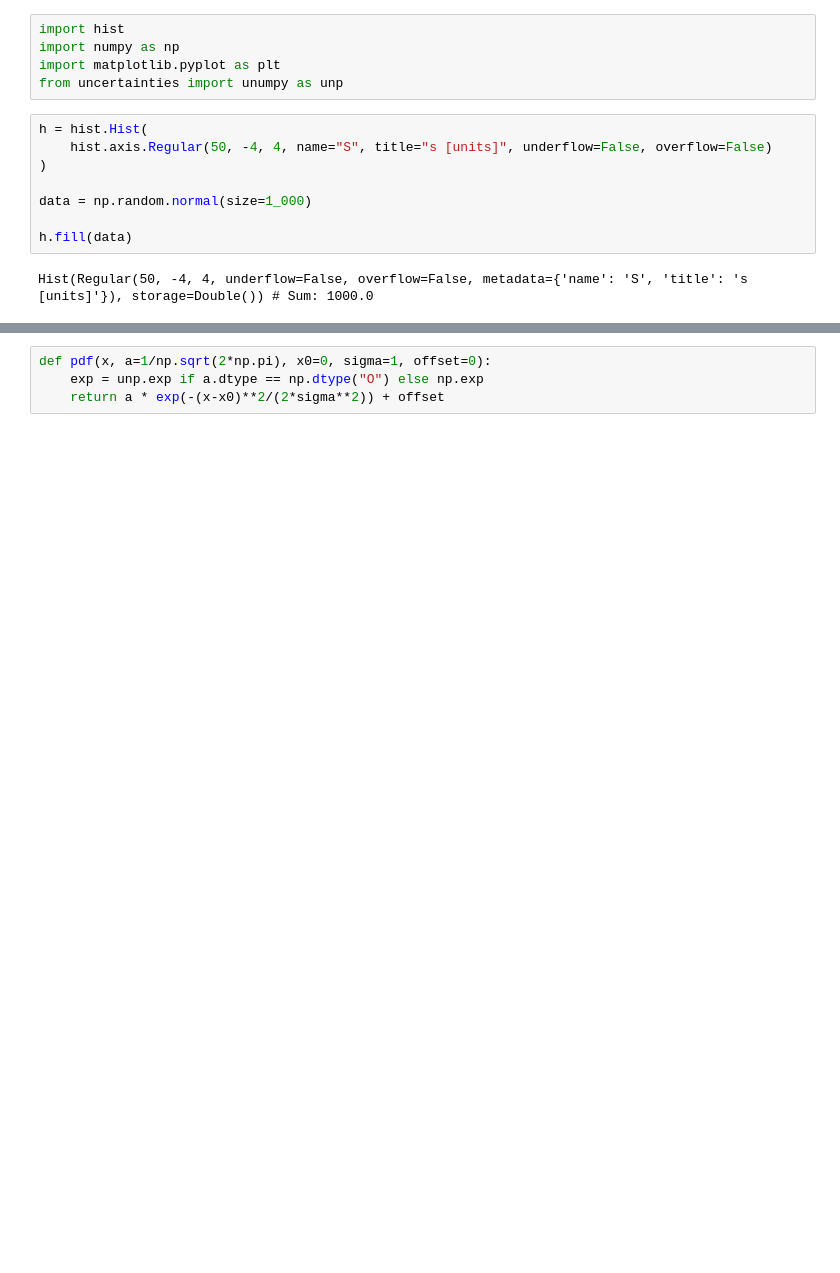
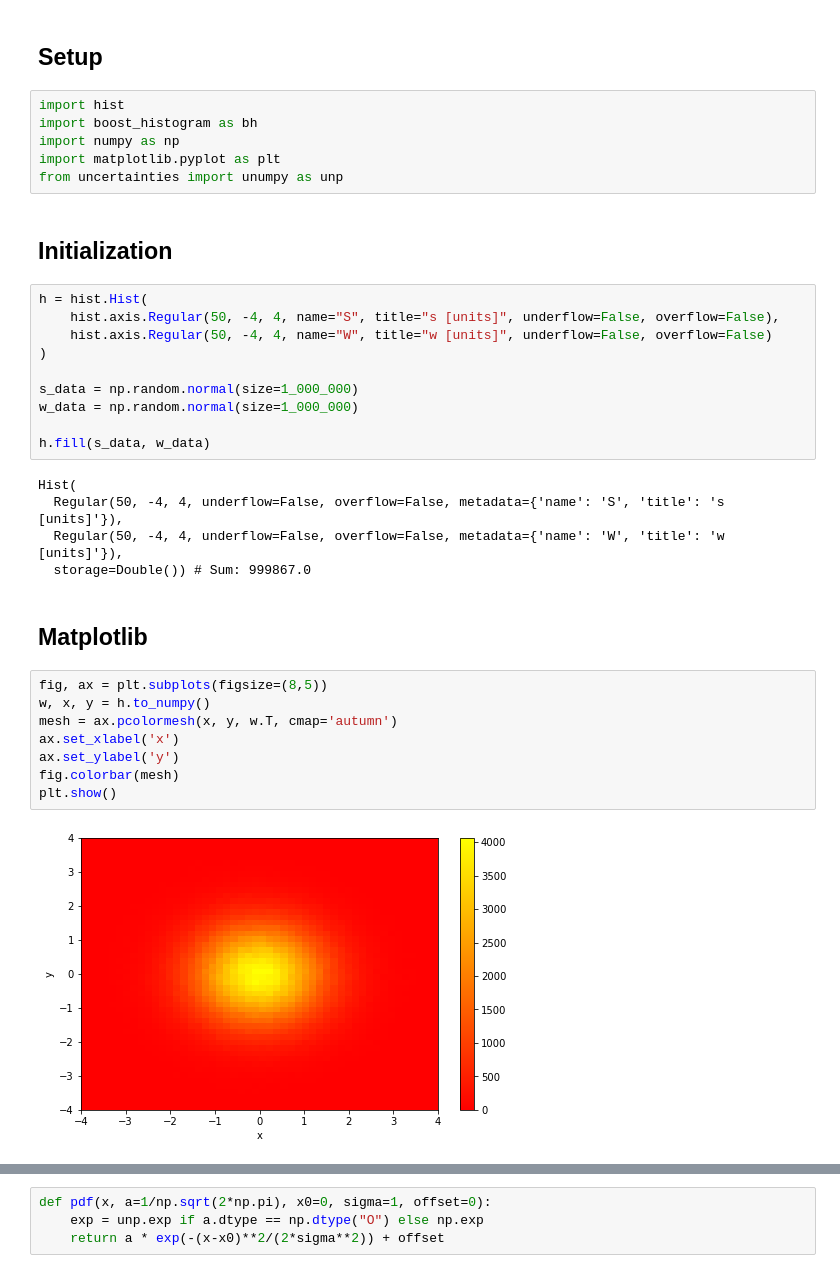
Before and after one commit to scikit-hep/hist, a Jupyter notebook: notebooks/Hist.ipynb, the cells around one changed output, grey strips where cells are left out. Drawn from its saved outputs; the diff is of its cells as text; blank space fills up the shorter version.

```diff
--- a/notebooks/Hist.ipynb
+++ b/notebooks/Hist.ipynb
@@ -1,15 +3,37 @@
+# %% [markdown]
+## Setup
 # %%
 import hist
+import boost_histogram as bh
 import numpy as np
 import matplotlib.pyplot as plt
 from uncertainties import unumpy as unp
+# %% [markdown]
+## Initialization
 # %%
 h = hist.Hist(
-    hist.axis.Regular(50, -4, 4, name="S", title="s [units]", underflow=False, overflow=False)
+    hist.axis.Regular(50, -4, 4, name="S", title="s [units]", underflow=False, overflow=False),
+    hist.axis.Regular(50, -4, 4, name="W", title="w [units]", underflow=False, overflow=False)
 )
 
-data = np.random.normal(size=1_000)
+s_data = np.random.normal(size=1_000_000)
+w_data = np.random.normal(size=1_000_000)
 
-h.fill(data)
+h.fill(s_data, w_data)
 # %% [output]
-Hist(Regular(50, -4, 4, underflow=False, overflow=False, metadata={'name': 'S', 'title': 's [units]'}), storage=Double()) # Sum: 1000.0
+Hist(
+  Regular(50, -4, 4, underflow=False, overflow=False, metadata={'name': 'S', 'title': 's [units]'}),
+  Regular(50, -4, 4, underflow=False, overflow=False, metadata={'name': 'W', 'title': 'w [units]'}),
+  storage=Double()) # Sum: 999867.0
+# %% [markdown]
+## Matplotlib
+# %%
+fig, ax = plt.subplots(figsize=(8,5))
+w, x, y = h.to_numpy()
+mesh = ax.pcolormesh(x, y, w.T, cmap='autumn')
+ax.set_xlabel('x')
+ax.set_ylabel('y')
+fig.colorbar(mesh)
+plt.show()
+# %% [output]
+[figure, added]
```
Also changed, not shown: parts of 9 cells of this notebook, 7 other files.
